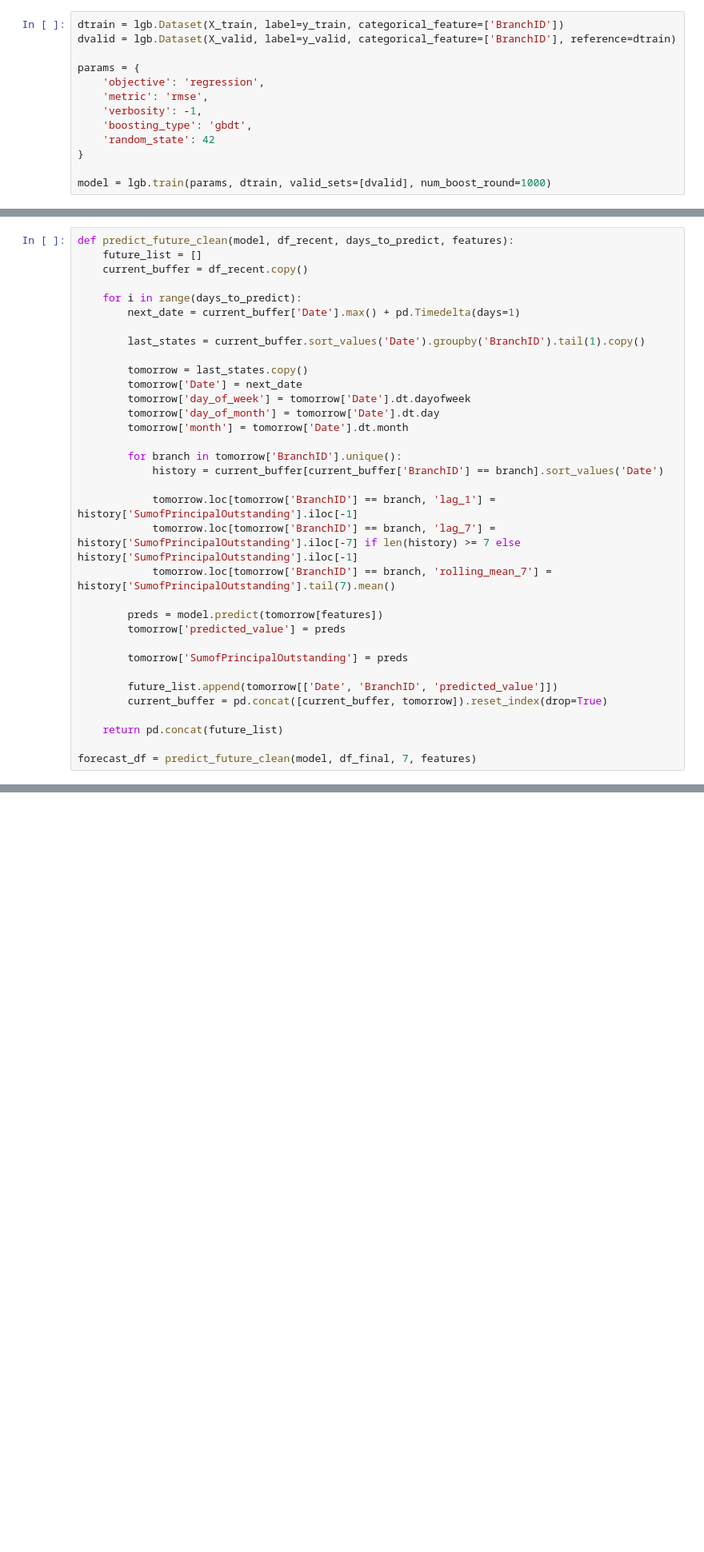
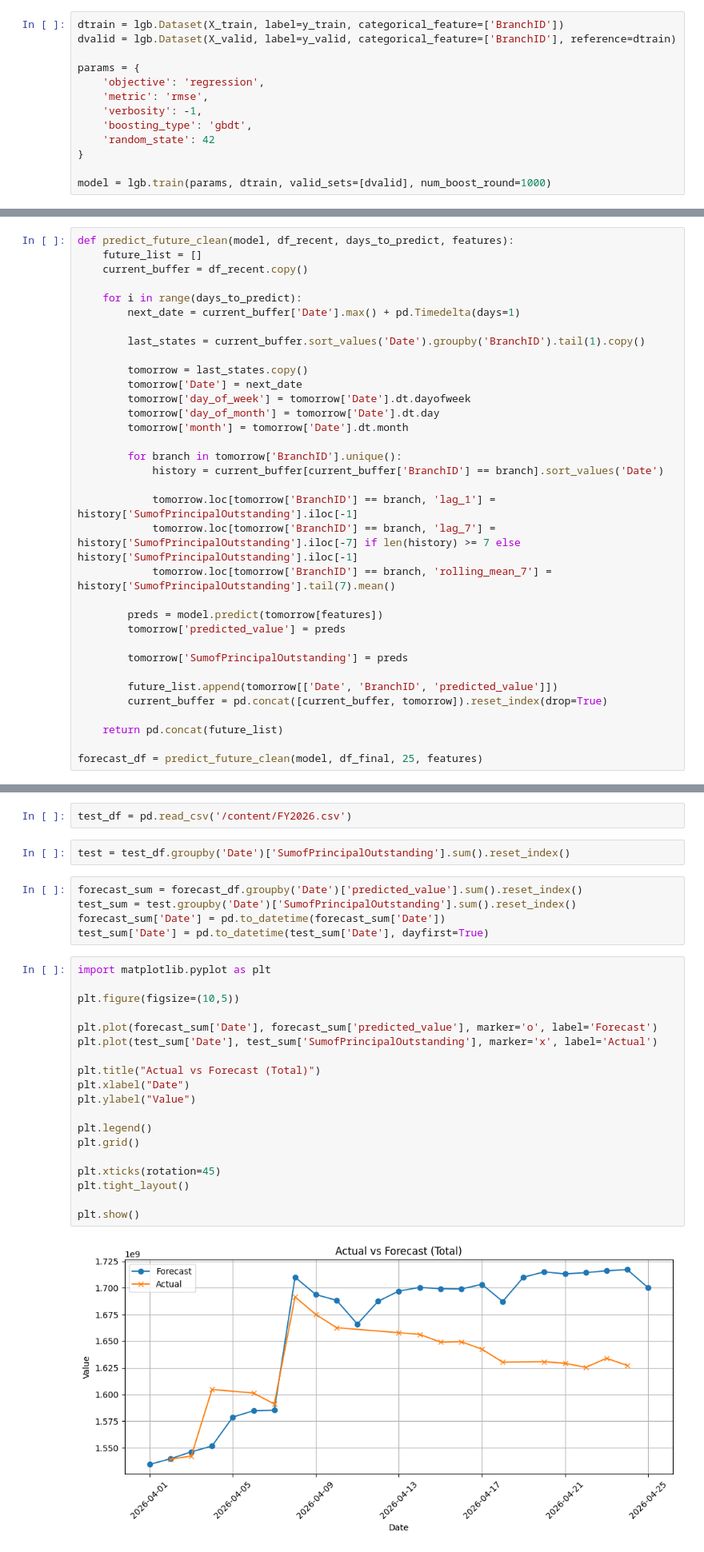
Before and after one commit to prasanna-venkatesh-m/Analytics-Forecast, a Jupyter notebook: Analytics_XGBoost.ipynb, the cells around one changed output, grey strips where cells are left out. Shown at 80% size. Cells and saved outputs as stored; diff of their text form; blank space fills up the shorter version.

Commit message:
Comparing and Testing accuracy of the Predicted vs Actual records

```diff
--- a/Analytics_XGBoost.ipynb
+++ b/Analytics_XGBoost.ipynb
@@ -106,7 +115,7 @@ def predict_future_clean(model, df_recent, days_to_predict, features):
 
     return pd.concat(future_list)
 
-forecast_df = predict_future_clean(model, df_final, 7, features)
+forecast_df = predict_future_clean(model, df_final, 25, features)
 # %%
 forecast_df = forecast_df.sort_values(['Date','BranchID'])
 forecast_df.head(150)
@@ -126 +135,31 @@ forecast_df.head(150)
 150 rows × 3 columns
+# %%
+test_df = pd.read_csv('/content/FY2026.csv')
+# %%
+test = test_df.groupby('Date')['SumofPrincipalOutstanding'].sum().reset_index()
+# %%
+forecast_sum = forecast_df.groupby('Date')['predicted_value'].sum().reset_index()
+test_sum = test.groupby('Date')['SumofPrincipalOutstanding'].sum().reset_index()
+forecast_sum['Date'] = pd.to_datetime(forecast_sum['Date'])
+test_sum['Date'] = pd.to_datetime(test_sum['Date'], dayfirst=True)
+# %%
+import matplotlib.pyplot as plt
+
+plt.figure(figsize=(10,5))
+
+plt.plot(forecast_sum['Date'], forecast_sum['predicted_value'], marker='o', label='Forecast')
+plt.plot(test_sum['Date'], test_sum['SumofPrincipalOutstanding'], marker='x', label='Actual')
+
+plt.title("Actual vs Forecast (Total)")
+plt.xlabel("Date")
+plt.ylabel("Value")
+
+plt.legend()
+plt.grid()
+
+plt.xticks(rotation=45)
+plt.tight_layout()
+
+plt.show()
+# %% [output]
+[figure, added]
```
Also changed, not shown: parts of 4 cells of this notebook.
